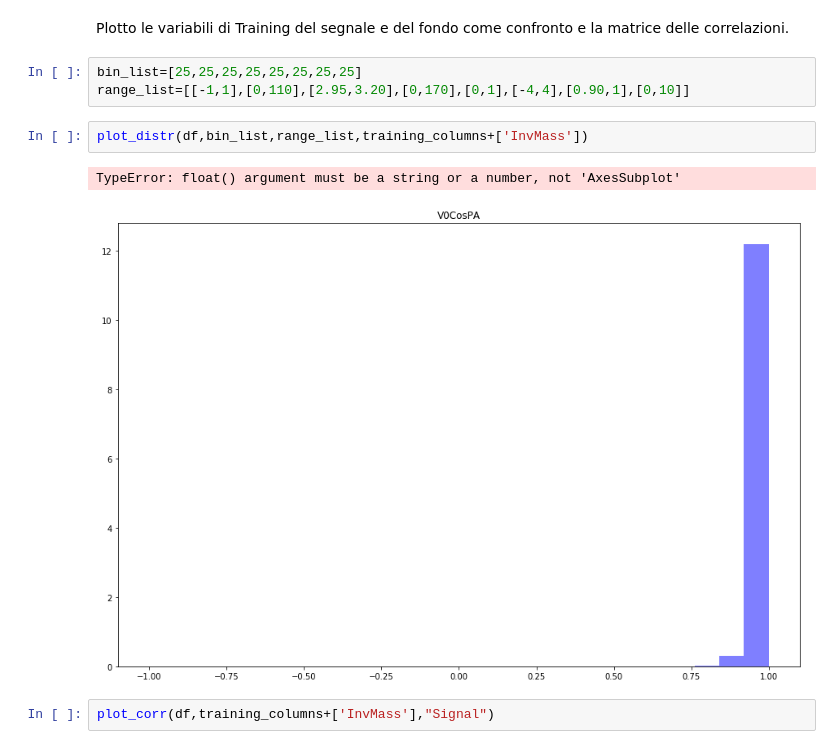
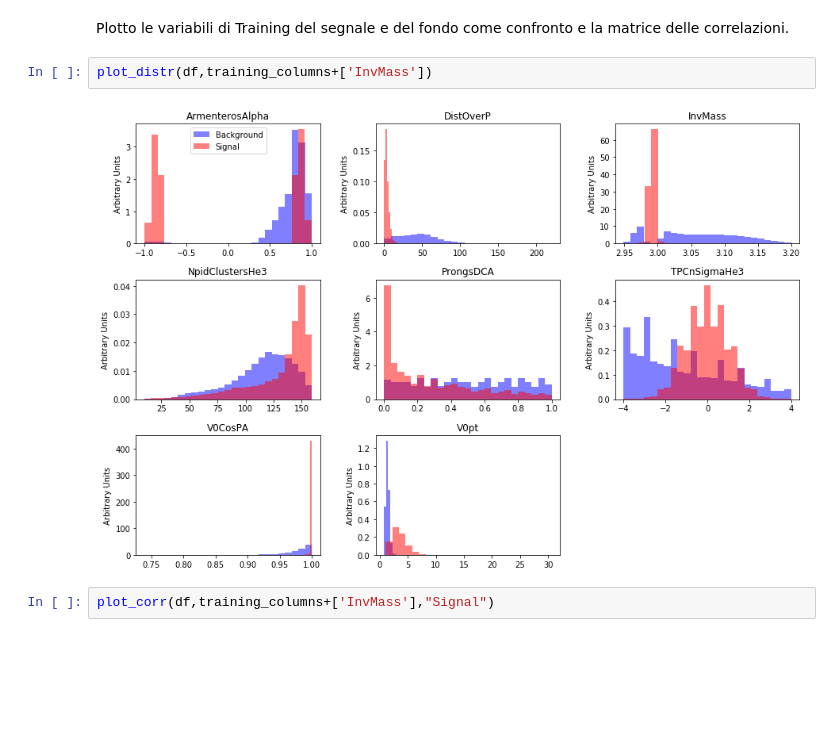
Before and after one commit to pfecchio/HypertritonML, a Jupyter notebook: Hypertriton2Body/Optimization/TrainingAndSignScan_1040.ipynb, the cells around one changed output. Drawn from its saved outputs; the diff is of its cells as text; blank space fills up the shorter version.

Commit message:
Beutify plots

```diff
--- a/Hypertriton2Body/Optimization/TrainingAndSignScan_1040.ipynb
+++ b/Hypertriton2Body/Optimization/TrainingAndSignScan_1040.ipynb
@@ -41,14 +43,10 @@ df = data.query('10<=Centrality<=40')
 traindata,testdata,ytrain,ytest = train_test_split(df, df['y'], test_size=0.5)
 # %% [markdown]
 Plotto le variabili di Training del segnale e del fondo come confronto e la matrice delle correlazioni.
-# %%
-bin_list=[25,25,25,25,25,25,25,25]
-range_list=[[-1,1],[0,110],[2.95,3.20],[0,170],[0,1],[-4,4],[0.90,1],[0,10]]
 # %%
-plot_distr(df,bin_list,range_list,training_columns+['InvMass'])
+plot_distr(df,training_columns+['InvMass'])
 # %% [output]
-TypeError: float() argument must be a string or a number, not 'AxesSubplot'
-[figure, old version]
+[figure, new version]
 # %%
 plot_corr(df,training_columns+['InvMass'],"Signal")
 # %% [output]
```
Also changed, not shown: parts of 3 cells of this notebook, 1 other file.
